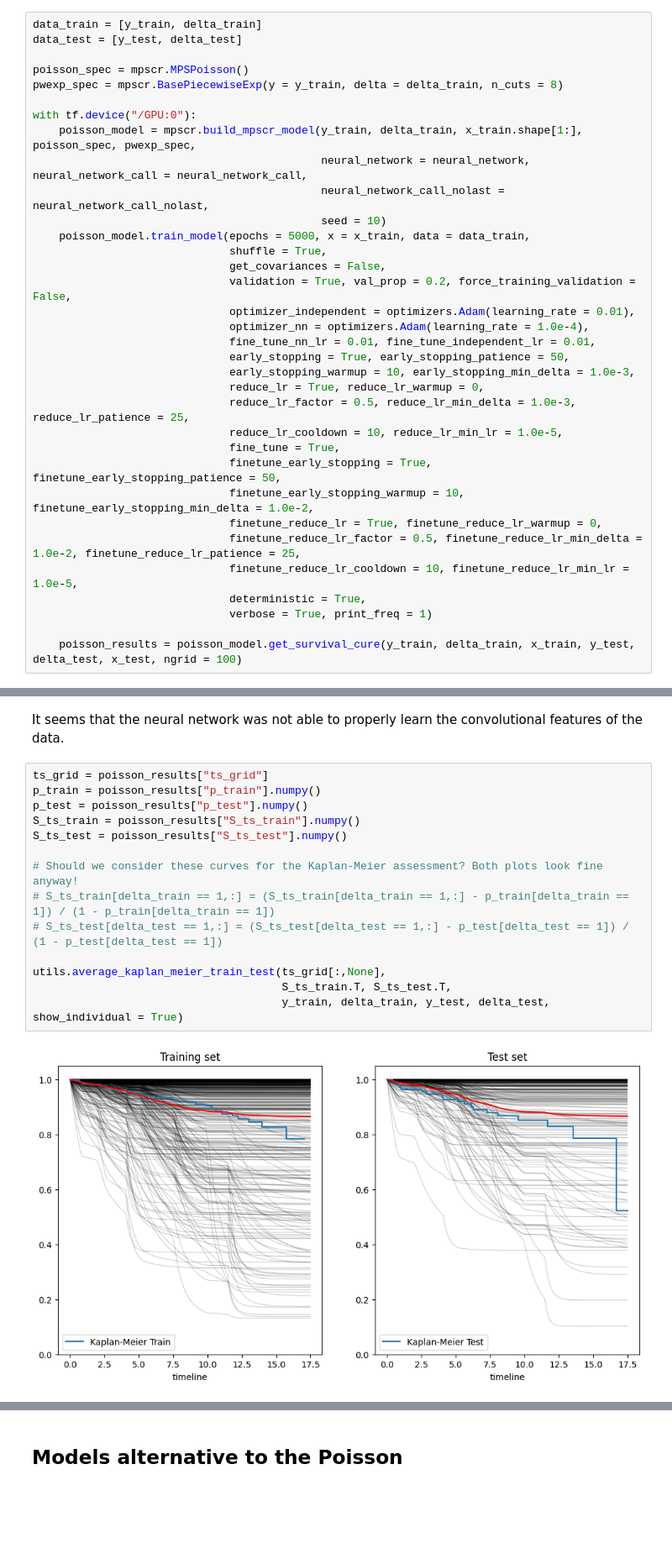
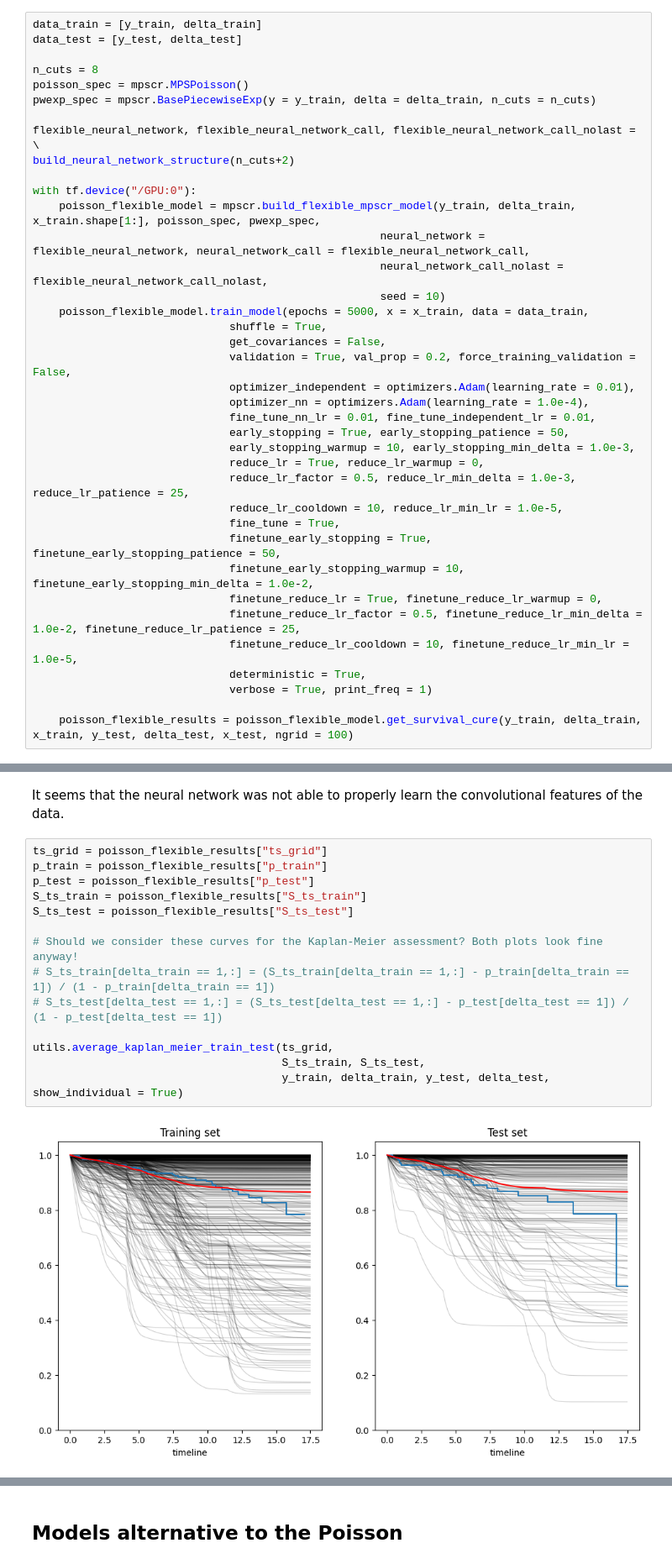
Before and after one commit to nhilariosilva/gndr_mpscr, a Jupyter notebook: OASIS - Flexible.ipynb, the cells around one changed output, grey strips where cells are left out. Shown at 84% size. Saved outputs shown, nothing was run; the diff lists cells and outputs as text; blank space fills up the shorter version.

Commit message:
Finally implemented all model structures in OASIS - Flexible. Must start fitting all MPS alternatives and comparing models in OASIS data

```diff
--- a/OASIS - Flexible.ipynb
+++ b/OASIS - Flexible.ipynb
@@ -300,15 +638,19 @@ Model: "model_nn"
 data_train = [y_train, delta_train]
 data_test = [y_test, delta_test]
 
+n_cuts = 8
 poisson_spec = mpscr.MPSPoisson()
-pwexp_spec = mpscr.BasePiecewiseExp(y = y_train, delta = delta_train, n_cuts = 8)
+pwexp_spec = mpscr.BasePiecewiseExp(y = y_train, delta = delta_train, n_cuts = n_cuts)
+
+flexible_neural_network, flexible_neural_network_call, flexible_neural_network_call_nolast = \
+build_neural_network_structure(n_cuts+2)
 
 with tf.device("/GPU:0"):
-    poisson_model = mpscr.build_mpscr_model(y_train, delta_train, x_train.shape[1:], poisson_spec, pwexp_spec,
-                                            neural_network = neural_network, neural_network_call = neural_network_call,
-                                            neural_network_call_nolast = neural_network_call_nolast,
-                                            seed = 10)
-    poisson_model.train_model(epochs = 5000, x = x_train, data = data_train,
+    poisson_flexible_model = mpscr.build_flexible_mpscr_model(y_train, delta_train, x_train.shape[1:], poisson_spec, pwexp_spec,
+                                                     neural_network = flexible_neural_network, neural_network_call = flexible_neural_network_call,
+                                                     neural_network_call_nolast = flexible_neural_network_call_nolast,
+                                                     seed = 10)
+    poisson_flexible_model.train_model(epochs = 5000, x = x_train, data = data_train,
                               shuffle = True,
                               get_covariances = False,
                               validation = True, val_prop = 0.2, force_training_validation = False,
@@ -329,7 +671,7 @@ with tf.device("/GPU:0"):
                               deterministic = True,
                               verbose = True, print_freq = 1)
 
-    poisson_results = poisson_model.get_survival_cure(y_train, delta_train, x_train, y_test, delta_test, x_test, ngrid = 100)
+    poisson_flexible_results = poisson_flexible_model.get_survival_cure(y_train, delta_train, x_train, y_test, delta_test, x_test, ngrid = 100)
 # %% [output]
 GPU detected. Activating GPU determinism. To reverse this, the Python environment (or kernel) must be restated.
 Global seed set to 10.
@@ -356,21 +697,21 @@ utils.plot_model_convergence( poisson_model, ax1 = ax[0,0], ax2 = ax[0,1], ax3 =
 # %% [markdown]
 It seems that the neural network was not able to properly learn the convolutional features of the data.
 # %%
-ts_grid = poisson_results["ts_grid"]
-p_train = poisson_results["p_train"].numpy()
-p_test = poisson_results["p_test"].numpy()
-S_ts_train = poisson_results["S_ts_train"].numpy()
-S_ts_test = poisson_results["S_ts_test"].numpy()
+ts_grid = poisson_flexible_results["ts_grid"]
+p_train = poisson_flexible_results["p_train"]
+p_test = poisson_flexible_results["p_test"]
+S_ts_train = poisson_flexible_results["S_ts_train"]
+S_ts_test = poisson_flexible_results["S_ts_test"]
 
 # Should we consider these curves for the Kaplan-Meier assessment? Both plots look fine anyway!
 # S_ts_train[delta_train == 1,:] = (S_ts_train[delta_train == 1,:] - p_train[delta_train == 1]) / (1 - p_train[delta_train == 1])
 # S_ts_test[delta_test == 1,:] = (S_ts_test[delta_test == 1,:] - p_test[delta_test == 1]) / (1 - p_test[delta_test == 1])
 
-utils.average_kaplan_meier_train_test(ts_grid[:,None],
-                                      S_ts_train.T, S_ts_test.T,
+utils.average_kaplan_meier_train_test(ts_grid,
+                                      S_ts_train, S_ts_test,
                                       y_train, delta_train, y_test, delta_test, show_individual = True)
 # %% [output]
-[figure, old version]
+[figure, new version]
 # %%
 # np.random.seed(3)
 np.random.seed(15)
```
Also changed, not shown: parts of 35 cells of this notebook, 3 other files.
